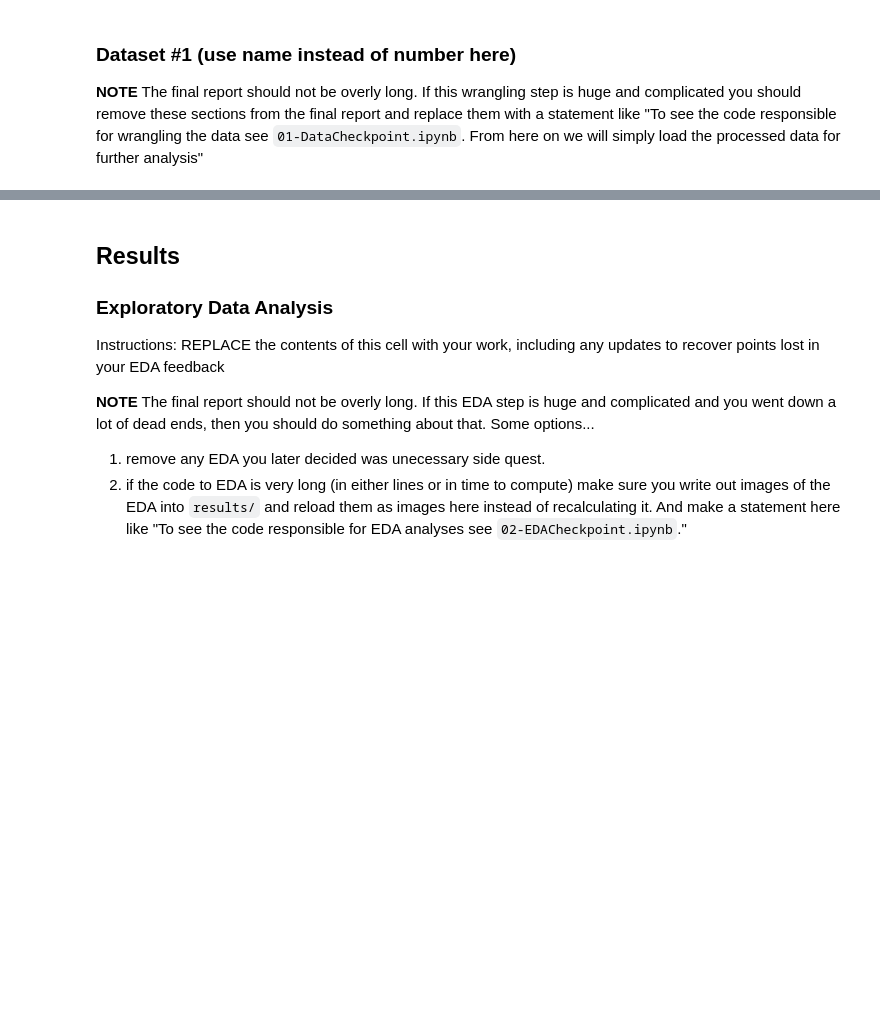
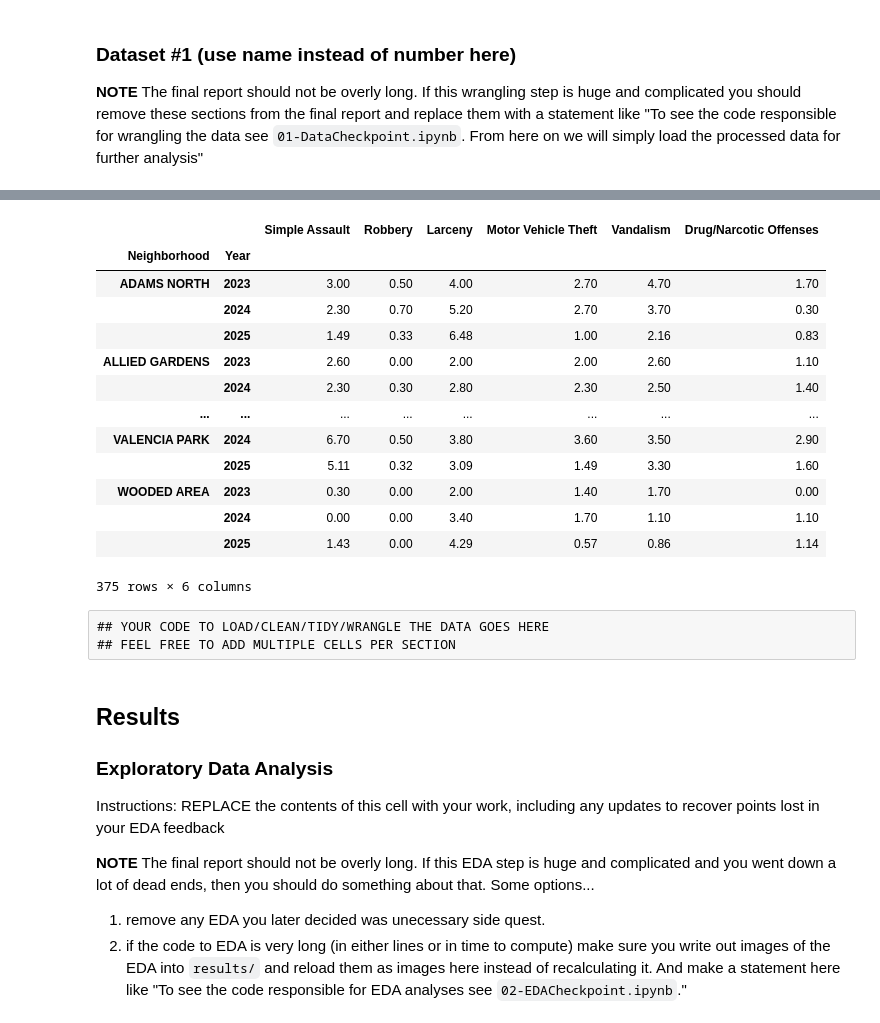
Before and after one commit to COGS108/Group022_WI26, a Jupyter notebook: 03-FinalProject.ipynb, the cells around one changed output, grey strips where cells are left out. Cells and saved outputs as stored; diff of their text form; code cells hidden in the pictures; blank space fills up the shorter version.

```diff
--- a/03-FinalProject.ipynb
+++ b/03-FinalProject.ipynb
@@ -98,3 +144,34 @@ Instructions: REPLACE the contents of this cell with your work, including any up
+# %%
+# Narrowing the datset to more prevalent, common crimes
+selected_cols = [
+    "Simple Assault",
+    "Robbery",
+    "Larceny",
+    "Motor Vehicle Theft",
+    "Vandalism",
+    "Drug/Narcotic Offenses"
+]
+
+neighborhood_common_crime_df = neighborhood_crime_df[selected_cols]
+neighborhood_common_crime_df
+# %% [output]
+|  |  | Simple Assault | Robbery | Larceny | Motor Vehicle Theft | Vandalism | Drug/Narcotic Offenses |
+| Neighborhood | Year |  |  |  |  |  |  |
+| ADAMS NORTH | 2023 | 3.00 | 0.50 | 4.00 | 2.70 | 4.70 | 1.70 |
+|  | 2024 | 2.30 | 0.70 | 5.20 | 2.70 | 3.70 | 0.30 |
+|  | 2025 | 1.49 | 0.33 | 6.48 | 1.00 | 2.16 | 0.83 |
+| ALLIED GARDENS | 2023 | 2.60 | 0.00 | 2.00 | 2.00 | 2.60 | 1.10 |
+|  | 2024 | 2.30 | 0.30 | 2.80 | 2.30 | 2.50 | 1.40 |
+| ... | ... | ... | ... | ... | ... | ... | ... |
+| VALENCIA PARK | 2024 | 6.70 | 0.50 | 3.80 | 3.60 | 3.50 | 2.90 |
+|  | 2025 | 5.11 | 0.32 | 3.09 | 1.49 | 3.30 | 1.60 |
+| WOODED AREA | 2023 | 0.30 | 0.00 | 2.00 | 1.40 | 1.70 | 0.00 |
+|  | 2024 | 0.00 | 0.00 | 3.40 | 1.70 | 1.10 | 1.10 |
+|  | 2025 | 1.43 | 0.00 | 4.29 | 0.57 | 0.86 | 1.14 |
+375 rows × 6 columns
+# %% [raw]
+## YOUR CODE TO LOAD/CLEAN/TIDY/WRANGLE THE DATA GOES HERE
+## FEEL FREE TO ADD MULTIPLE CELLS PER SECTION
 # %% [markdown]
 ## Results
 
```
Also changed, not shown: parts of 7 cells of this notebook.
